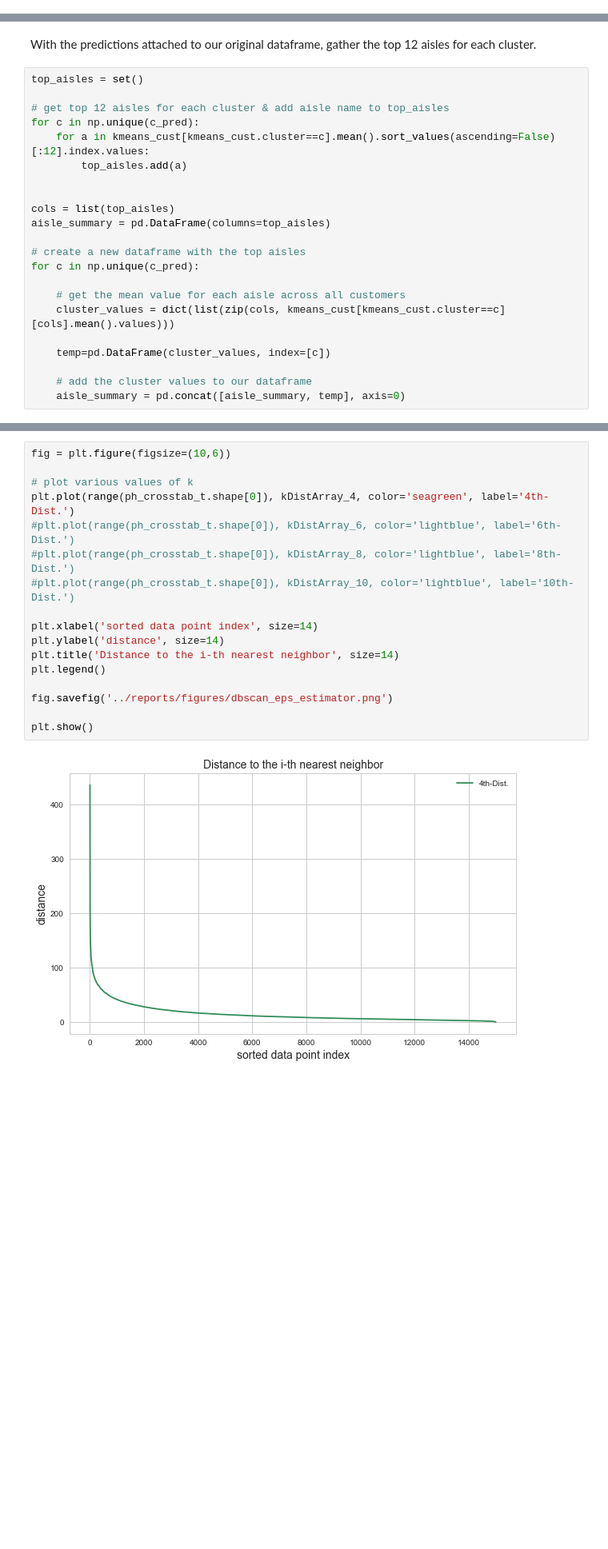
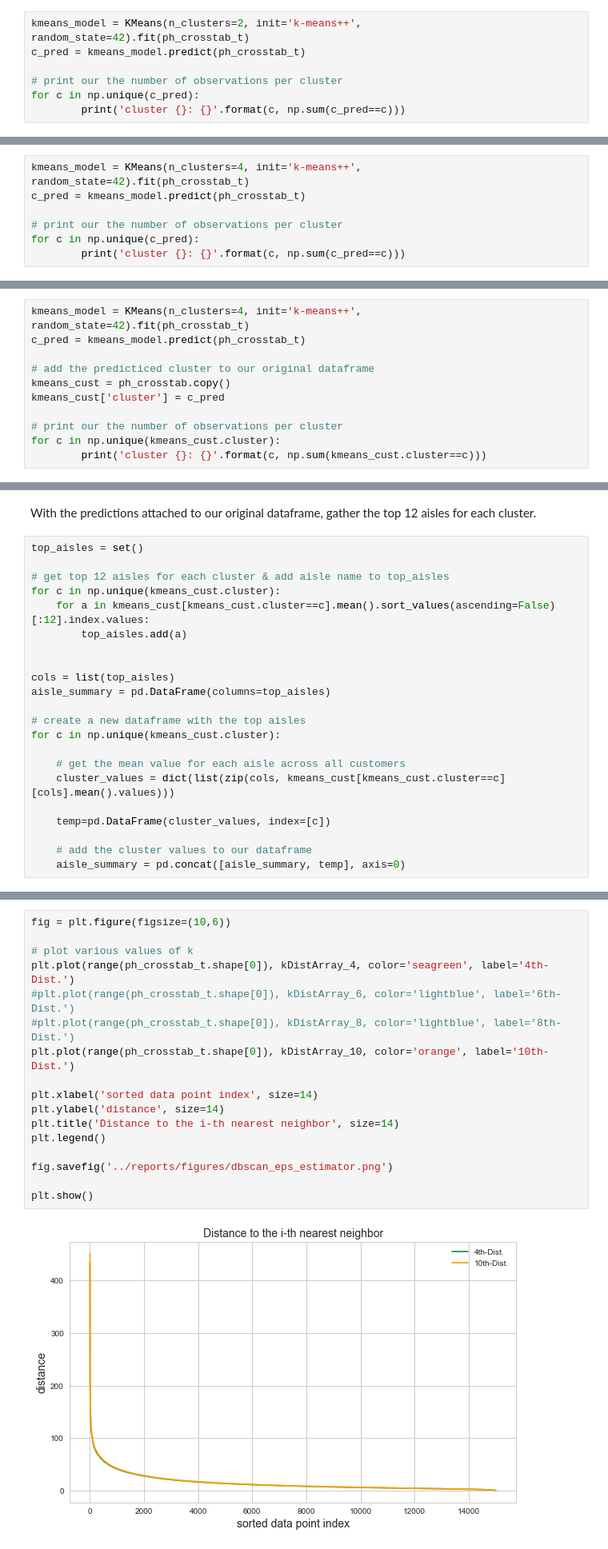
Before and after one commit to mrjgamble/K2DataScience, a Jupyter notebook: Projects/project3-recommender/notebooks/02-instacart-clustering-aisles.ipynb, the cells around one changed output, grey strips where cells are left out. Shown at 80% size. Cells and saved outputs as stored; diff of their text form; blank space fills up the shorter version.

```diff
--- a/Projects/project3-recommender/notebooks/02-instacart-clustering-aisles.ipynb
+++ b/Projects/project3-recommender/notebooks/02-instacart-clustering-aisles.ipynb
@@ -335,0 +333,7 @@ We will build a final model where k=3 and see what our clusters can tell us abou
+# %%
+kmeans_model = KMeans(n_clusters=2, init='k-means++', random_state=42).fit(ph_crosstab_t)
+c_pred = kmeans_model.predict(ph_crosstab_t)
+
+# print our the number of observations per cluster
+for c in np.unique(c_pred):
+        print('cluster {}: {}'.format(c, np.sum(c_pred==c)))
@@ -350,0 +354,7 @@ kmeans_cust['cluster'] = c_pred
+# %%
+kmeans_model = KMeans(n_clusters=4, init='k-means++', random_state=42).fit(ph_crosstab_t)
+c_pred = kmeans_model.predict(ph_crosstab_t)
+
+# print our the number of observations per cluster
+for c in np.unique(c_pred):
+        print('cluster {}: {}'.format(c, np.sum(c_pred==c)))
@@ -350,0 +371,11 @@ kmeans_cust['cluster'] = c_pred
+# %%
+kmeans_model = KMeans(n_clusters=4, init='k-means++', random_state=42).fit(ph_crosstab_t)
+c_pred = kmeans_model.predict(ph_crosstab_t)
+
+# add the predicticed cluster to our original dataframe
+kmeans_cust = ph_crosstab.copy()
+kmeans_cust['cluster'] = c_pred
+
+# print our the number of observations per cluster
+for c in np.unique(kmeans_cust.cluster):
+        print('cluster {}: {}'.format(c, np.sum(kmeans_cust.cluster==c)))
@@ -354,7 +390,7 @@ With the predictions attached to our original dataframe, gather the top 12 aisle
 top_aisles = set()
 
 # get top 12 aisles for each cluster & add aisle name to top_aisles
-for c in np.unique(c_pred):
+for c in np.unique(kmeans_cust.cluster):
     for a in kmeans_cust[kmeans_cust.cluster==c].mean().sort_values(ascending=False)[:12].index.values:
         top_aisles.add(a)
 
@@ -363,7 +399,7 @@ cols = list(top_aisles)
 aisle_summary = pd.DataFrame(columns=top_aisles)
 
 # create a new dataframe with the top aisles
-for c in np.unique(c_pred):
+for c in np.unique(kmeans_cust.cluster):
 
     # get the mean value for each aisle across all customers
     cluster_values = dict(list(zip(cols, kmeans_cust[kmeans_cust.cluster==c][cols].mean().values)))
@@ -507,22 +584,22 @@ kDistArray_10 = kDist(ph_crosstab_t, 10)
 # %%
 fig = plt.figure(figsize=(10,6))
 
 # plot various values of k
 plt.plot(range(ph_crosstab_t.shape[0]), kDistArray_4, color='seagreen', label='4th-Dist.')
 #plt.plot(range(ph_crosstab_t.shape[0]), kDistArray_6, color='lightblue', label='6th-Dist.')
 #plt.plot(range(ph_crosstab_t.shape[0]), kDistArray_8, color='lightblue', label='8th-Dist.')
-#plt.plot(range(ph_crosstab_t.shape[0]), kDistArray_10, color='lightblue', label='10th-Dist.')
+plt.plot(range(ph_crosstab_t.shape[0]), kDistArray_10, color='orange', label='10th-Dist.')
 
 plt.xlabel('sorted data point index', size=14)
 plt.ylabel('distance', size=14)
 plt.title('Distance to the i-th nearest neighbor', size=14)
 plt.legend()
 
 fig.savefig('../reports/figures/dbscan_eps_estimator.png')
 
 plt.show()
 # %% [output]
-[figure, old version]
+[figure, new version]
 # %% [markdown]
 At such a zoomed out scale, it is hard to accurately select a value of eps.  We can zoom into the first segement of the graph to identify the first area that the plot begins to bend.  This allows us to select an appropriate value for further testing.
 # %%
```
Also changed, not shown: parts of 79 cells of this notebook, 2 other files.
